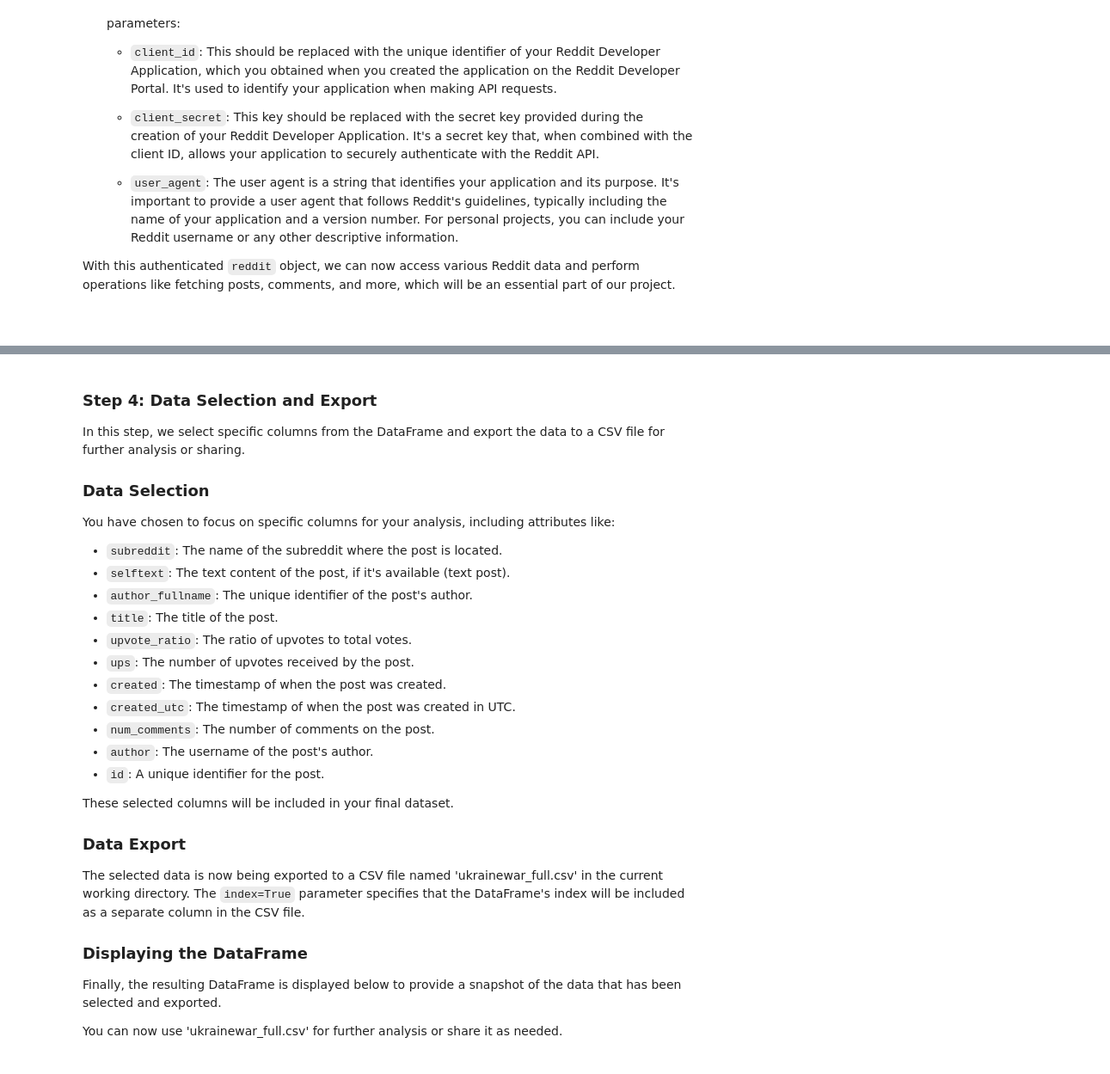
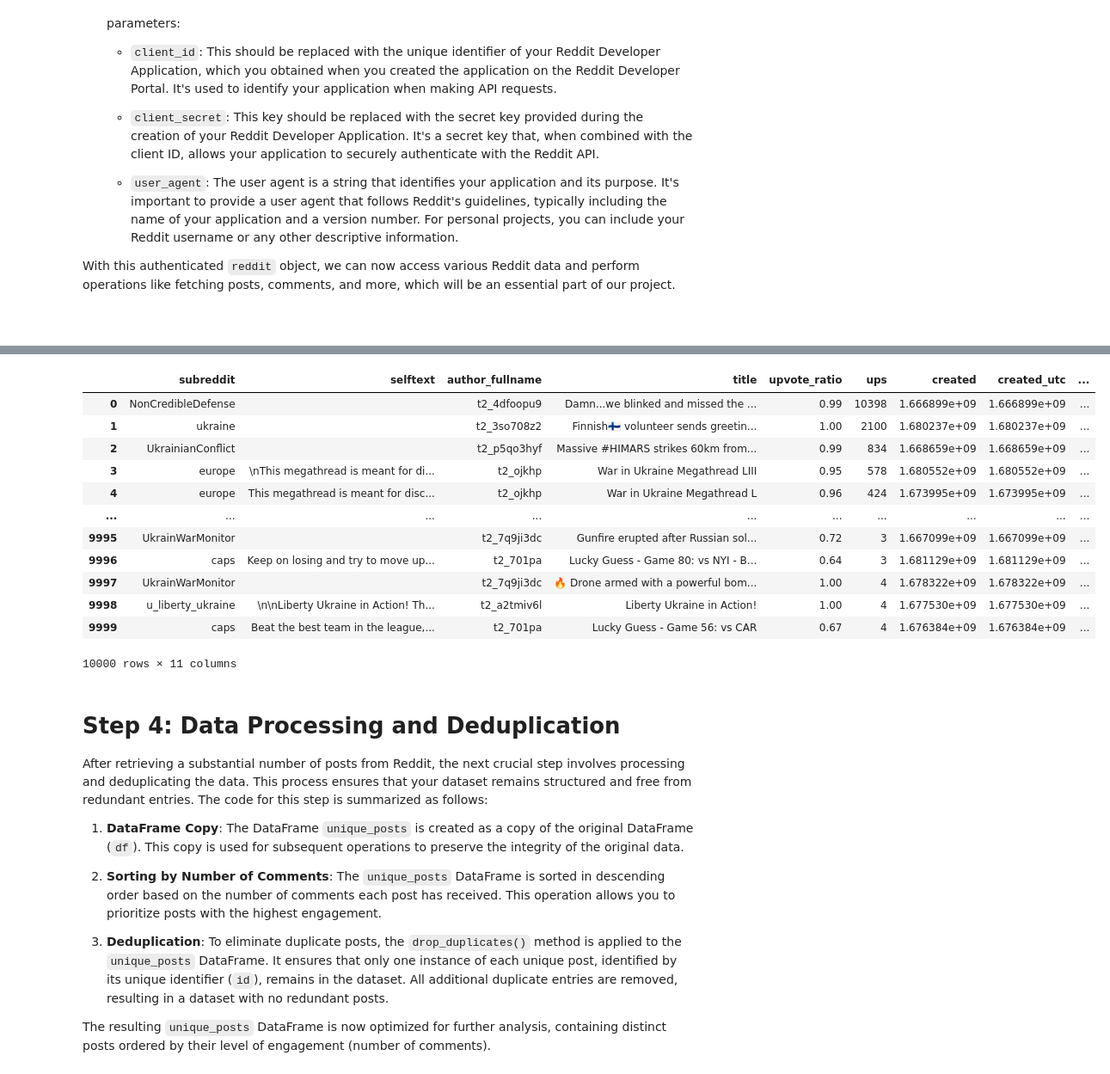
Before and after one commit to sntk-76/analyzing-Ukraine-war, a Jupyter notebook: Ukraine_War.ipynb, the cells around one changed output, grey strips where cells are left out. Shown at 86% size. Cells and saved outputs as stored; diff of their text form; code cells hidden in the pictures.

```diff
--- a/Ukraine_War.ipynb
+++ b/Ukraine_War.ipynb
@@ -120,38 +118,34 @@ while retrieved_posts < total_posts_to_retrieve:
 df = pd.DataFrame(vars(post) for post in all_posts)
 df = df[['subreddit','selftext','author_fullname','title','upvote_ratio','ups','created','created_utc','num_comments','author','id']]
 df.to_csv('ukrainewar_full.csv', index=True)
-# %% [markdown]
-### Step 4: Data Selection and Export
-
-In this step, we select specific columns from the DataFrame and export the data to a CSV file for further analysis or sharing.
-
-### Data Selection
-
-You have chosen to focus on specific columns for your analysis, including attributes like:
-
-- `subreddit`: The name of the subreddit where the post is located.
-- `selftext`: The text content of the post, if it's available (text post).
-- `author_fullname`: The unique identifier of the post's author.
-- `title`: The title of the post.
-- `upvote_ratio`: The ratio of upvotes to total votes.
-- `ups`: The number of upvotes received by the post.
-- `created`: The timestamp of when the post was created.
-- `created_utc`: The timestamp of when the post was created in UTC.
-- `num_comments`: The number of comments on the post.
-- `author`: The username of the post's author.
-- `id`: A unique identifier for the post.
-
-These selected columns will be included in your final dataset.
-
-### Data Export
-
-The selected data is now being exported to a CSV file named 'ukrainewar_full.csv' in the current working directory. The `index=True` parameter specifies that the DataFrame's index will be included as a separate column in the CSV file.
-
-### Displaying the DataFrame
-
-Finally, the resulting DataFrame is displayed below to provide a snapshot of the data that has been selected and exported.
-
-You can now use 'ukrainewar_full.csv' for further analysis or share it as needed.
+# %%
+df
+# %% [output]
+|  | subreddit | selftext | author_fullname | title | upvote_ratio | ups | created | created_utc | ... |
+| 0 | NonCredibleDefense |  | t2_4dfoopu9 | Damn...we blinked and missed the ... | 0.99 | 10398 | 1.666899e+09 | 1.666899e+09 | ... |
+| 1 | ukraine |  | t2_3so708z2 | Finnish🇫🇮 volunteer sends greetin... | 1.00 | 2100 | 1.680237e+09 | 1.680237e+09 | ... |
+| 2 | UkrainianConflict |  | t2_p5qo3hyf | Massive #HIMARS strikes 60km from... | 0.99 | 834 | 1.668659e+09 | 1.668659e+09 | ... |
+| 3 | europe | \nThis megathread is meant for di... | t2_ojkhp | War in Ukraine Megathread LIII | 0.95 | 578 | 1.680552e+09 | 1.680552e+09 | ... |
+| 4 | europe | This megathread is meant for disc... | t2_ojkhp | War in Ukraine Megathread L | 0.96 | 424 | 1.673995e+09 | 1.673995e+09 | ... |
+| ... | ... | ... | ... | ... | ... | ... | ... | ... | ... |
+| 9995 | UkrainWarMonitor |  | t2_7q9ji3dc | Gunfire erupted after Russian sol... | 0.72 | 3 | 1.667099e+09 | 1.667099e+09 | ... |
+| 9996 | caps | Keep on losing and try to move up... | t2_701pa | Lucky Guess - Game 80: vs NYI - B... | 0.64 | 3 | 1.681129e+09 | 1.681129e+09 | ... |
+| 9997 | UkrainWarMonitor |  | t2_7q9ji3dc | 🔥 Drone armed with a powerful bom... | 1.00 | 4 | 1.678322e+09 | 1.678322e+09 | ... |
+| 9998 | u_liberty_ukraine | \n\nLiberty Ukraine in Action! Th... | t2_a2tmiv6l | Liberty Ukraine in Action! | 1.00 | 4 | 1.677530e+09 | 1.677530e+09 | ... |
+| 9999 | caps | Beat the best team in the league,... | t2_701pa | Lucky Guess - Game 56: vs CAR | 0.67 | 4 | 1.676384e+09 | 1.676384e+09 | ... |
+10000 rows × 11 columns
+# %% [markdown]
+# Step 4: Data Processing and Deduplication
+
+After retrieving a substantial number of posts from Reddit, the next crucial step involves processing and deduplicating the data. This process ensures that your dataset remains structured and free from redundant entries. The code for this step is summarized as follows:
+
+1. **DataFrame Copy**: The DataFrame `unique_posts` is created as a copy of the original DataFrame (`df`). This copy is used for subsequent operations to preserve the integrity of the original data.
+
+2. **Sorting by Number of Comments**: The `unique_posts` DataFrame is sorted in descending order based on the number of comments each post has received. This operation allows you to prioritize posts with the highest engagement.
+
+3. **Deduplication**: To eliminate duplicate posts, the `drop_duplicates()` method is applied to the `unique_posts` DataFrame. It ensures that only one instance of each unique post, identified by its unique identifier (`id`), remains in the dataset. All additional duplicate entries are removed, resulting in a dataset with no redundant posts.
+
+The resulting `unique_posts` DataFrame is now optimized for further analysis, containing distinct posts ordered by their level of engagement (number of comments).
 # %%
 unique_posts = df.copy()
 unique_posts.sort_values(by='num_comments',ascending=False,inplace=True)
```
Also changed, not shown: parts of 11 cells of this notebook, 2 other files.
